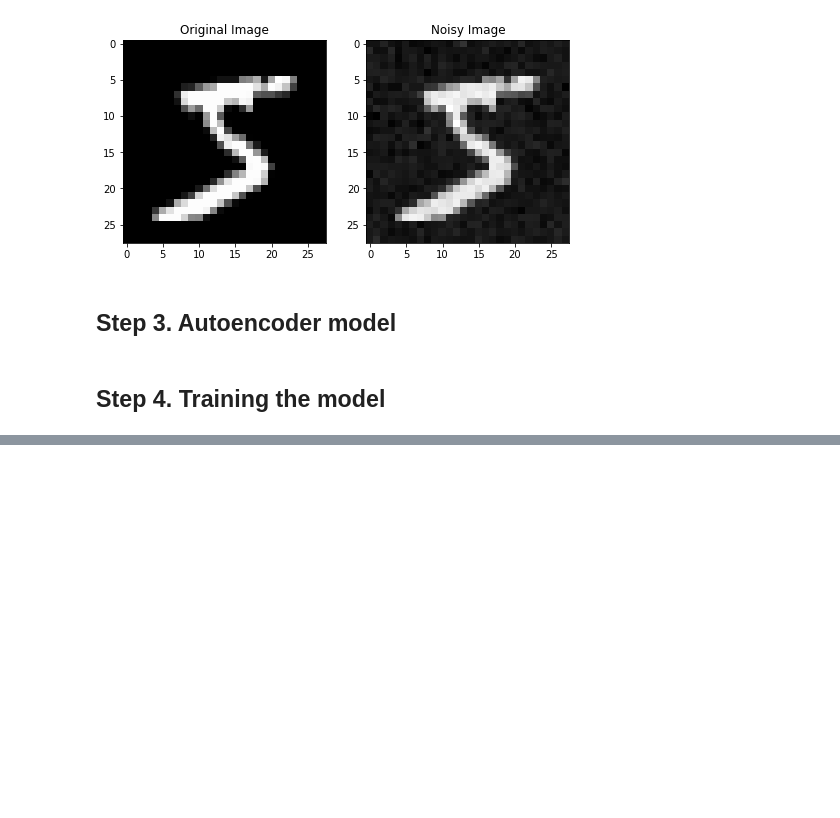
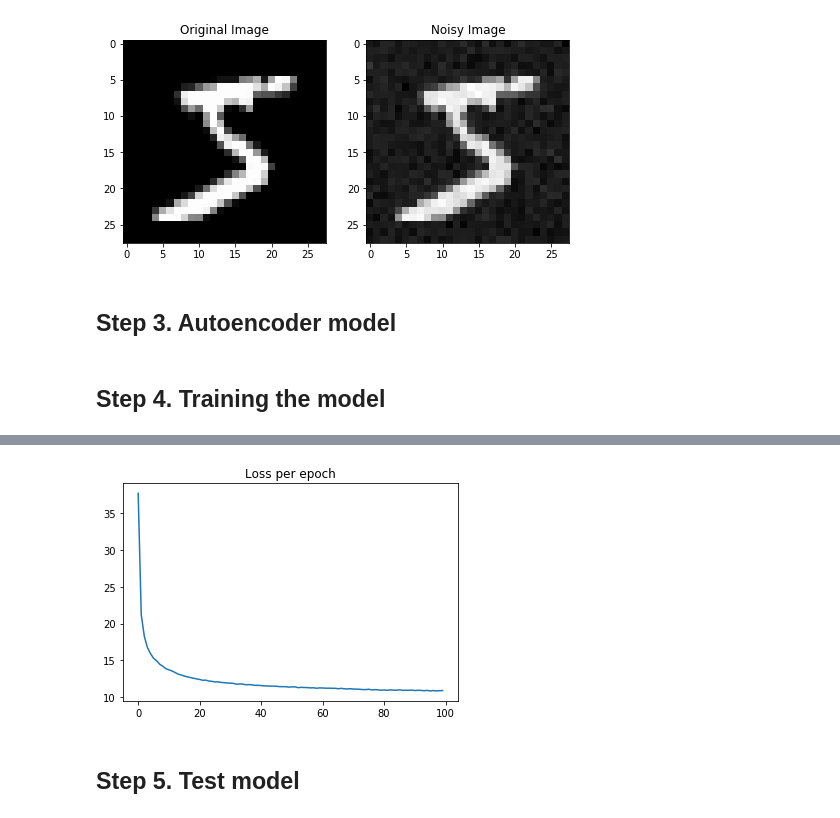
Before and after one commit to QasimWani/deep-compression, a Jupyter notebook: src/code/DDCAE.ipynb, the cells around one changed output, grey strips where cells are left out. Saved outputs shown, nothing was run; the diff lists cells and outputs as text; code cells hidden in the pictures; blank space fills up the shorter version.

```diff
--- a/src/code/DDCAE.ipynb
+++ b/src/code/DDCAE.ipynb
@@ -68,3 +96,12 @@ noisy_X_test = generate_noisy_dataset(X_test)
+# %%
+tsfms = transforms.Compose([transforms.ToTensor()]) #get transform
+#load data
+trainset = Dataset(noisy_X_train, X_train, y_train, tsfms)
+testset  = Dataset(noisy_X_test, X_test, y_test, tsfms)
+# %%
+#load data into batches
+trainloader = DataLoader(trainset,batch_size=32, shuffle=True) #mini-batch of 32
+testloader = DataLoader(testset,batch_size=1, shuffle=True)
 # %% [markdown]
 ## Step 3. Autoencoder model
 # %%
@@ -118,22 +155,24 @@ optimizer = optim.Adam(model.parameters())
 # %% [markdown]
 ## Step 4. Training the model
 # %%
-def train(feature_matrix, labels, epochs=int(1e2), epsilon=0.5):
+def train(feature_matrix, epochs=int(1e2), epsilon=0.5):
     """
     Trains Autoencoder based on noisy images and corresponding labels
     @Param:
     1. feature_matrix: (nd.array) tuple representing (noisy_images, original_images).
-    2. labels: (nd.array[int]) labels corresponding to feature_matrix
-    3. epochs: (int) number of iterations
-    4. epsilon: (float) stopping condition
+    2. epochs: (int) number of iterations
+    3. epsilon: (float) stopping condition
     """
-    noisy, original = feature_matrix
     cost = []
-    for epoch in tqdm(range(epochs)):
+    for epoch in range(epochs):
         running_loss = 0
-        for dirty, clean in zip(noisy, original):
-            dirty = torch.from_numpy(dirty).float().squeeze(0).flatten().to(device)
-            clean = torch.from_numpy(clean).float().squeeze(0).flatten().to(device)
+
+        temp = round(cost[-1], 5) if len(cost) > 0 else None
+        print(r"Epoch : " + str(epoch + 1) + "; Loss = " + str(temp), end="")
+
+        for dirty, clean, label in tqdm((feature_matrix)):
+            dirty = dirty.view(dirty.size(0), -1).type(torch.FloatTensor).to(device)
+            clean = clean.view(clean.size(0), -1).type(torch.FloatTensor).to(device)
 
             output = model(dirty) #get output from forward pass.
             loss_output = loss(output, clean) #generate MSE error
@@ -156,0 +193,2 @@ cost = train(feature_matrix, y_train)
+# %%
+cost = train(trainloader)
@@ -156,0 +209,8 @@ cost = train(feature_matrix, y_train)
+# %%
+plt.title("Loss per epoch")
+plt.plot(cost)
+plt.show()
+# %% [output]
+[figure, added]
+# %% [markdown]
+## Step 5. Test model
```
Also changed, not shown: parts of 14 cells of this notebook.
